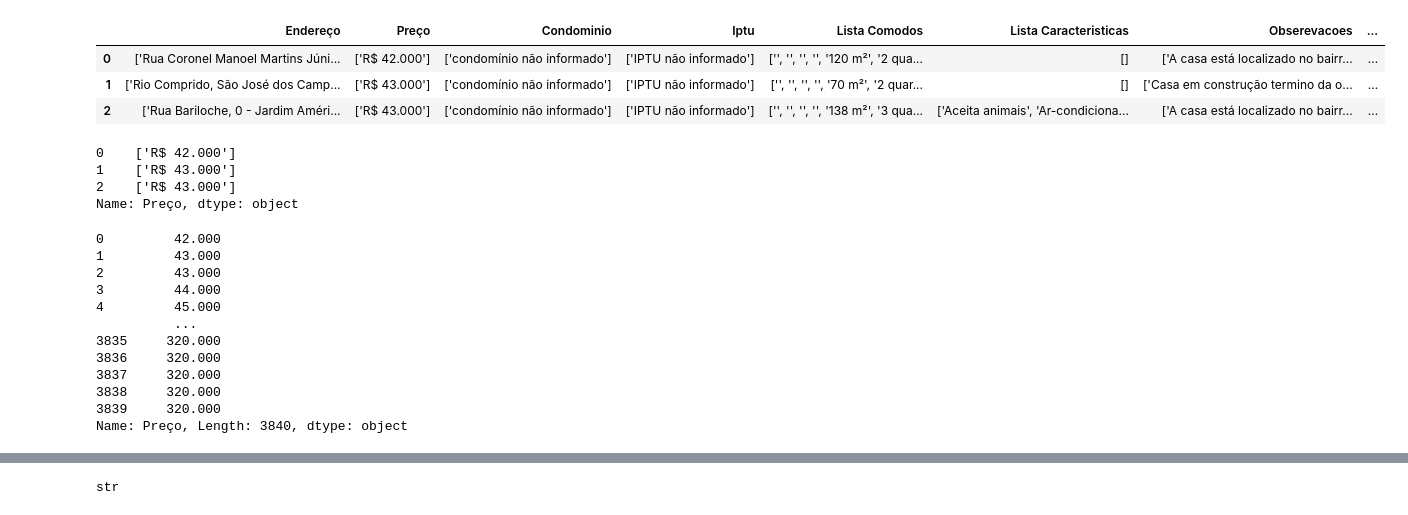
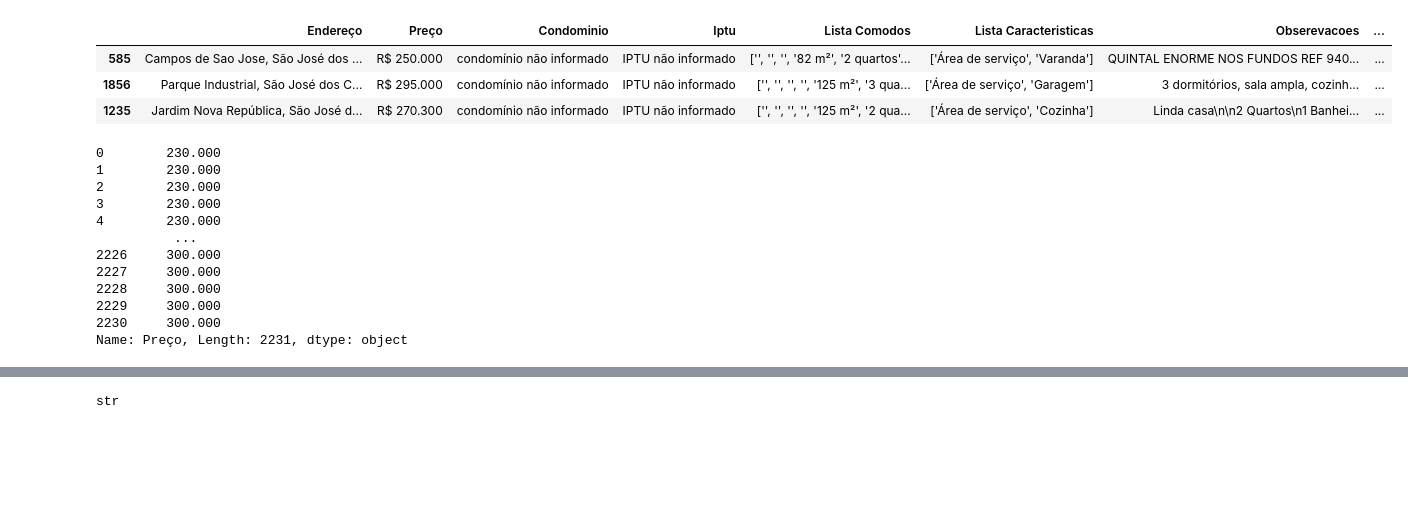
Before and after one commit to jpnune/estudo-imoveis-sao-jose-dos-campos, a Jupyter notebook: web scrapping imoveis zap/limpeza_e_tratamento_dados.ipynb, the cells around one changed output, grey strips where cells are left out. Saved outputs shown, nothing was run; the diff lists cells and outputs as text; code cells hidden in the pictures; blank space fills up the shorter version.

```diff
--- a/web scrapping imoveis zap/limpeza_e_tratamento_dados.ipynb
+++ b/web scrapping imoveis zap/limpeza_e_tratamento_dados.ipynb
@@ -3,7 +3,7 @@ import pandas as pd
 import re
 # %%
 # importando e verificando a tabela
-df = pd.read_csv('tabela_imoveis_raw_12_3_2022.csv')
-df.head()
+df = pd.read_csv('tabela_imoveis_raw2_15_3_2022.csv')
+df
 # %% [output]
 |  | Endereço | Preço | Condominio | Iptu | Lista Comodos | Lista Caracteristicas | Obserevacoes | ... |
@@ -39,7 +89,7 @@ url_id_anuncio = ['https://www.zapimoveis.com.br/imovel/venda-casa-2-quartos-jar
 # uso o re.split() para para poder fazer a separacao de uma unica vez em vez de etr q separar um a um
 bairro = []
 for i,endereco in enumerate(df["Endereço"]):
-    #print(endereco)
-    lista_endereco = re.split(r"['[',-]", endereco)
-    bairro.append(lista_endereco[-4])
+    lista_endereco = re.split(r"[,-]", endereco)
+    bairro.append(lista_endereco[-3]) if len(lista_endereco) > 2 else bairro.append(None)
 df['bairro'] = bairro
+df['bairro']
@@ -46,31 +109,23 @@ df['bairro'] = bairro
 # %%
-df.head(3)
+df.sample(3)
 # %% [output]
 |  | Endereço | Preço | Condominio | Iptu | Lista Comodos | Lista Caracteristicas | Obserevacoes | ... |
-| 0 | ['Rua Coronel Manoel Martins Júni... | ['R$ 42.000'] | ['condomínio não informado'] | ['IPTU não informado'] | ['', '', '', '', '120 m²', '2 qua... | [] | ['A casa está localizado no bairr... | ... |
-| 1 | ['Rio Comprido, São José dos Camp... | ['R$ 43.000'] | ['condomínio não informado'] | ['IPTU não informado'] | ['', '', '', '', '70 m²', '2 quar... | [] | ['Casa em construção termino da o... | ... |
-| 2 | ['Rua Bariloche, 0 - Jardim Améri... | ['R$ 43.000'] | ['condomínio não informado'] | ['IPTU não informado'] | ['', '', '', '', '138 m²', '3 qua... | ['Aceita animais', 'Ar-condiciona... | ['A casa está localizado no bairr... | ... |
+| 585 | Campos de Sao Jose, São José dos ... | R$ 250.000 | condomínio não informado | IPTU não informado | ['', '', '', '82 m²', '2 quartos'... | ['Área de serviço', 'Varanda'] | QUINTAL ENORME NOS FUNDOS REF 940... | ... |
+| 1856 | Parque Industrial, São José dos C... | R$ 295.000 | condomínio não informado | IPTU não informado | ['', '', '', '', '125 m²', '3 qua... | ['Área de serviço', 'Garagem'] | 3 dormitórios, sala ampla, cozinh... | ... |
+| 1235 | Jardim Nova República, São José d... | R$ 270.300 | condomínio não informado | IPTU não informado | ['', '', '', '', '125 m²', '2 qua... | ['Área de serviço', 'Cozinha'] | Linda casa\n\n2 Quartos\n1 Banhei... | ... |
-# %%
-#explorando e arrumando a variavel preço e deixando somento o valor numerico
-df['Preço'].head(3)
-# %% [output]
-0    ['R$ 42.000']
-1    ['R$ 43.000']
-2    ['R$ 43.000']
-Name: Preço, dtype: object
 # %%
 df['Preço'] = df['Preço'].apply(lambda x: re.search(r" \d+.\d+", x).group())
 df['Preço']
 # %% [output]
-0         42.000
-1         43.000
-2         43.000
-3         44.000
-4         45.000
+0        230.000
+1        230.000
+2        230.000
+3        230.000
+4        230.000
           ...
-3835     320.000
-3836     320.000
-3837     320.000
-3838     320.000
-3839     320.000
-Name: Preço, Length: 3840, dtype: object
+2226     300.000
+2227     300.000
+2228     300.000
+2229     300.000
+2230     300.000
+Name: Preço, Length: 2231, dtype: object
```
Also changed, not shown: parts of 34 cells of this notebook, 4 other files.
